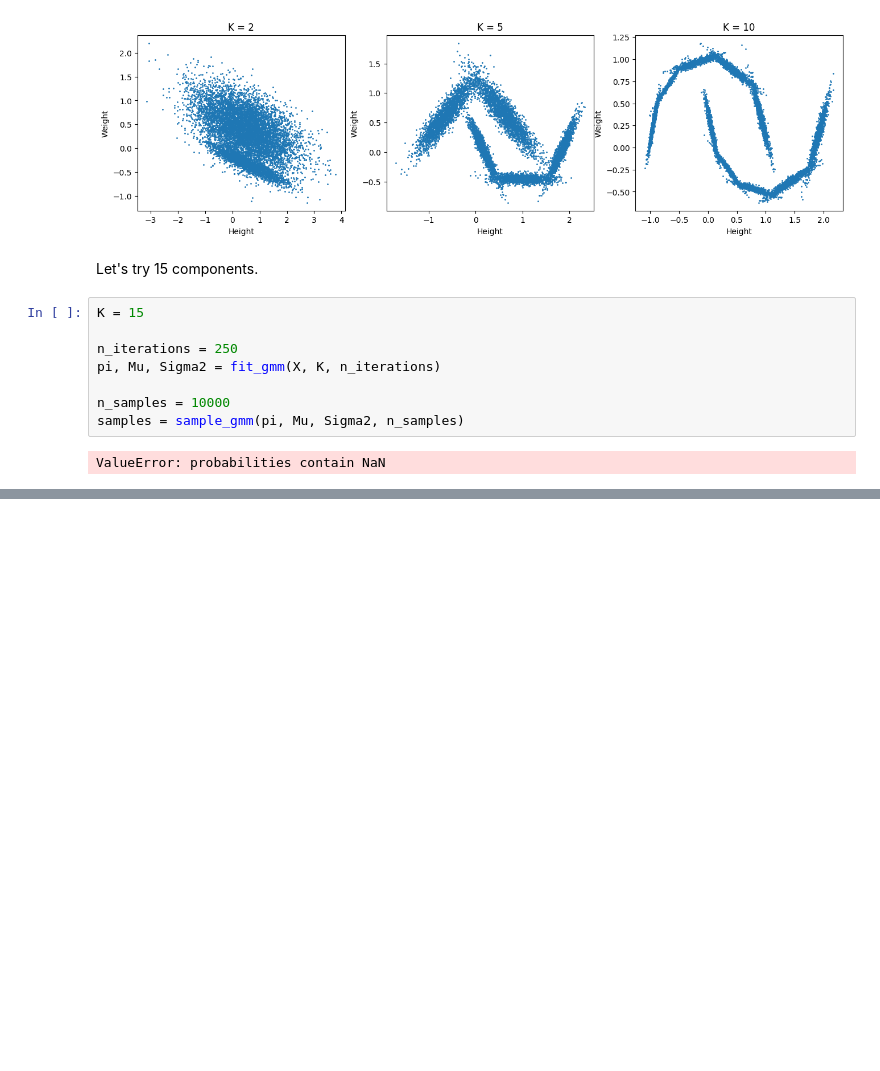
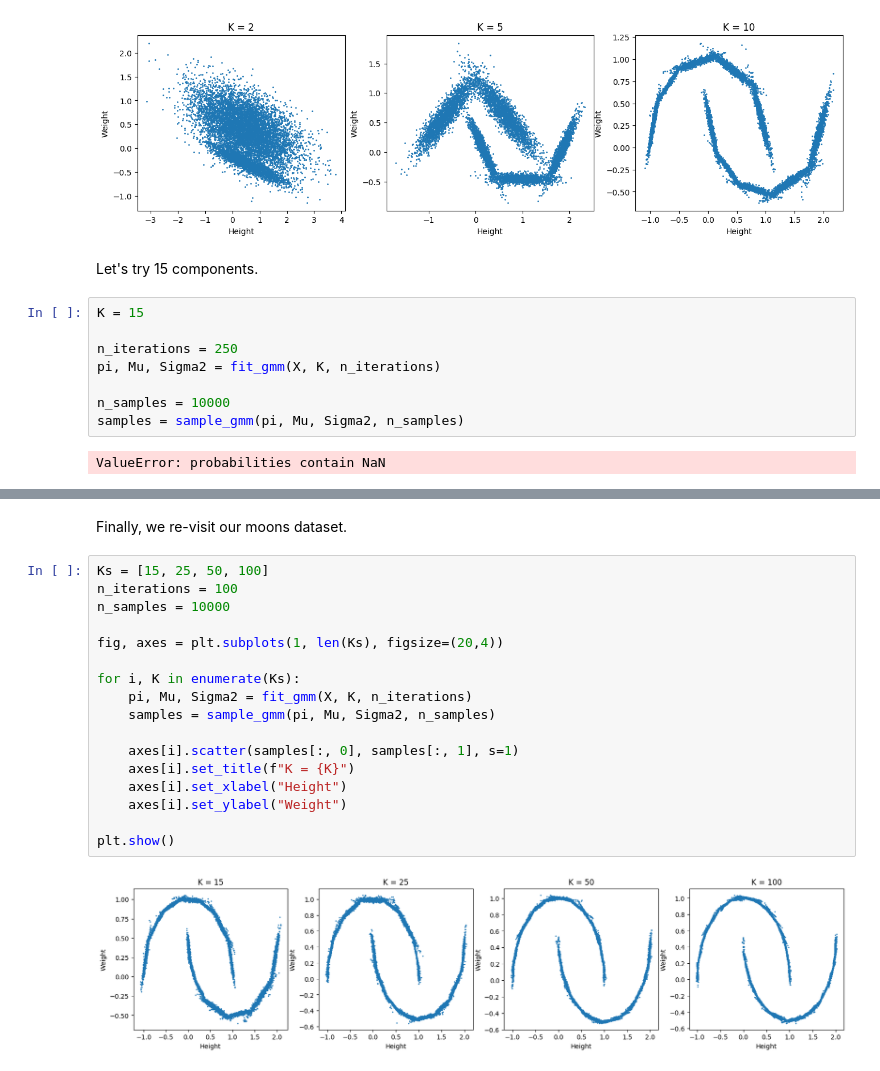
Before and after one commit to j9smith/generative-modelling, a Jupyter notebook: 1. Latent Variable Models/1.1 Mixture Models.ipynb, the cells around one changed output, grey strips where cells are left out. Drawn from its saved outputs; the diff is of its cells as text; blank space fills up the shorter version.

```diff
--- a/1. Latent Variable Models/1.1 Mixture Models.ipynb
+++ b/1. Latent Variable Models/1.1 Mixture Models.ipynb
@@ -733,0 +791,21 @@ def e_step(X, pi, Mu, Sigma2):
+# %% [markdown]
+Finally, we re-visit our moons dataset.
+# %%
+Ks = [15, 25, 50, 100]
+n_iterations = 100
+n_samples = 10000
+
+fig, axes = plt.subplots(1, len(Ks), figsize=(20,4))
+
+for i, K in enumerate(Ks):
+    pi, Mu, Sigma2 = fit_gmm(X, K, n_iterations)
+    samples = sample_gmm(pi, Mu, Sigma2, n_samples)
+
+    axes[i].scatter(samples[:, 0], samples[:, 1], s=1)
+    axes[i].set_title(f"K = {K}")
+    axes[i].set_xlabel("Height")
+    axes[i].set_ylabel("Weight")
+
+plt.show()
+# %% [output]
+[figure, added]
```
Also changed, not shown: parts of 5 cells of this notebook.
